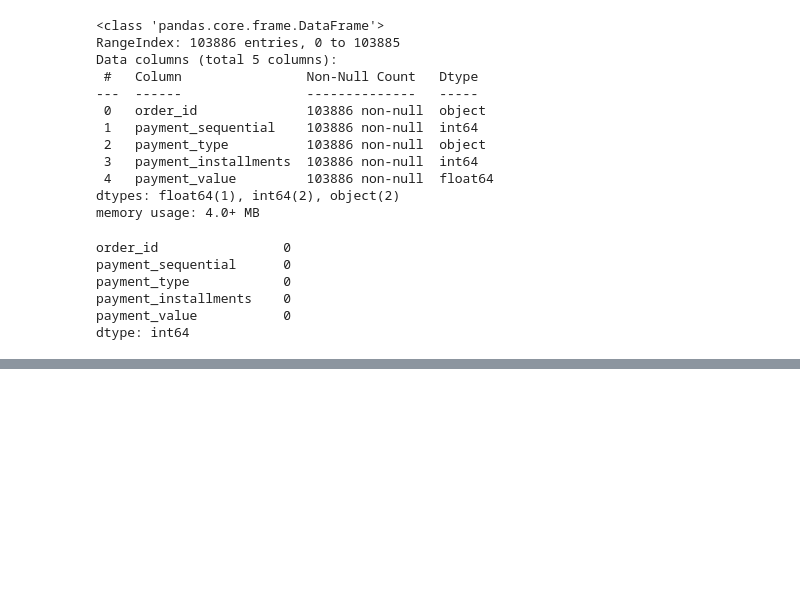
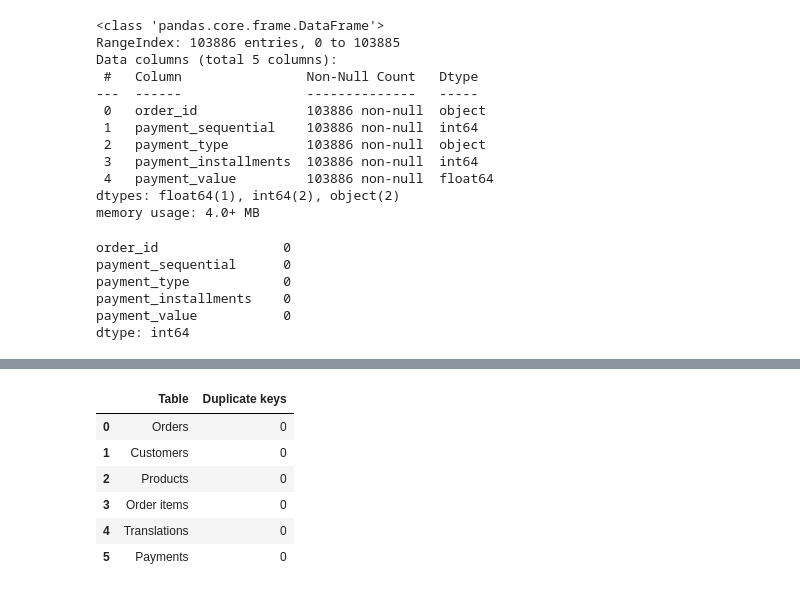
Before and after one commit to MikaelR1/Portfolio-Analytics, a Jupyter notebook: notebooks/eda.ipynb, the cells around one changed output, grey strips where cells are left out. Saved outputs shown, nothing was run; the diff lists cells and outputs as text; code cells hidden in the pictures; blank space fills up the shorter version.

```diff
--- a/notebooks/eda.ipynb
+++ b/notebooks/eda.ipynb
@@ -251,0 +308,23 @@ dtype: int64
+# %%
+Duplicate_keys = pd.DataFrame({
+    "Table": ["Orders", "Customers", "Products", "Order items","Translations", "Payments"],
+    "Duplicate keys":[
+        df_orders.duplicated(subset=["order_id"]).sum(),
+        df_customers.duplicated(subset=["customer_id"]).sum(),
+        df_products.duplicated(subset=["product_id"]).sum(),
+        df_order_items.duplicated(subset=["order_id", "order_item_id"]).sum(),
+        df_translations.duplicated(subset=["product_category_name"]).sum(),
+        df_payments.duplicated(subset=["order_id","payment_sequential"]).sum()
+    ]
+
+})
+
+Duplicate_keys
+# %% [output]
+|  | Table | Duplicate keys |
+| 0 | Orders | 0 |
+| 1 | Customers | 0 |
+| 2 | Products | 0 |
+| 3 | Order items | 0 |
+| 4 | Translations | 0 |
+| 5 | Payments | 0 |
```
Also changed, not shown: parts of 5 cells of this notebook.
